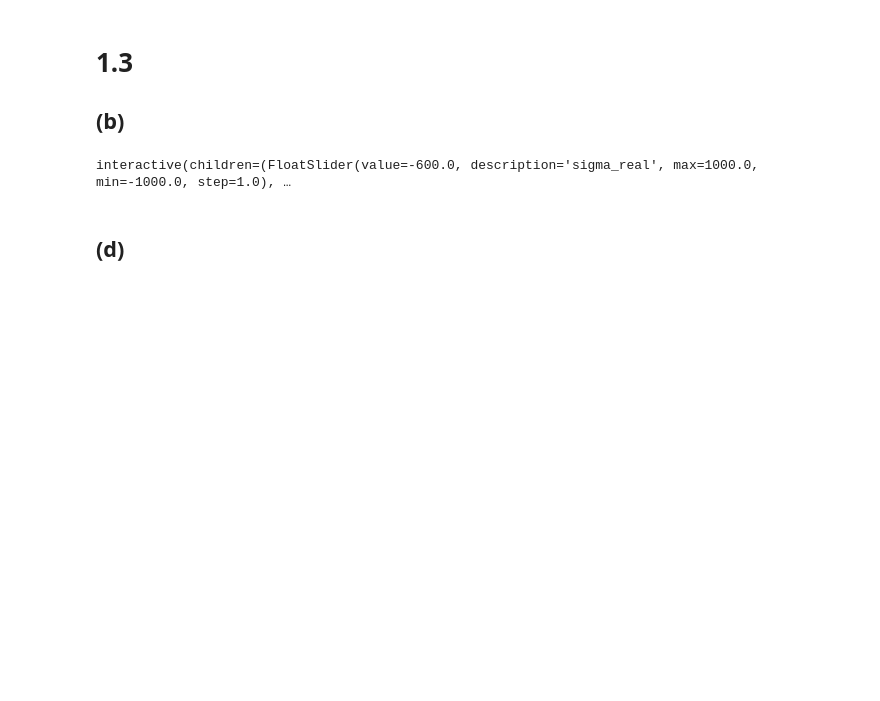
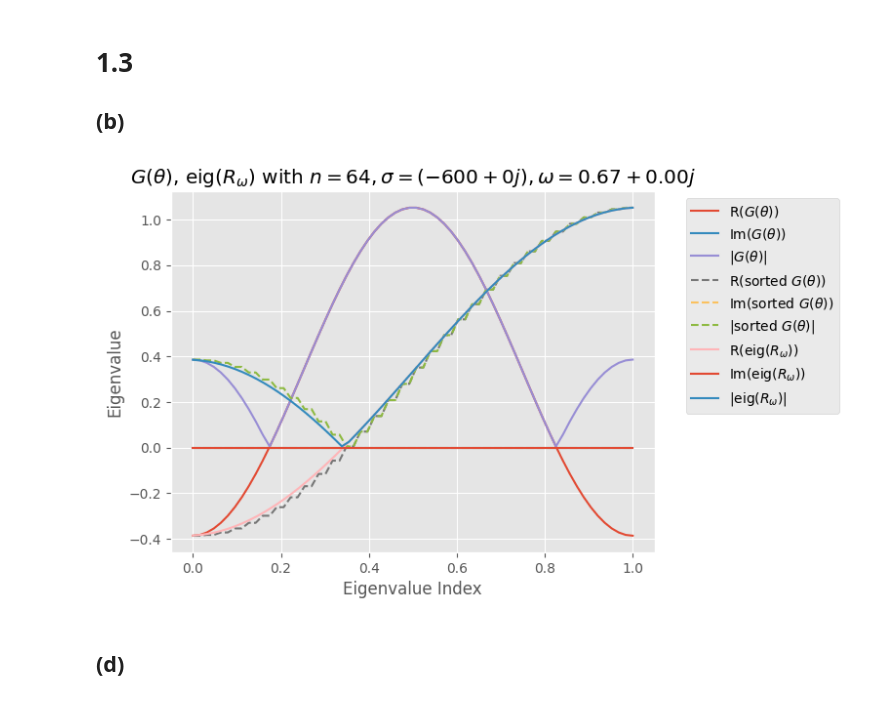
Before and after one commit to ISIPINK/Project-2023-2024-Multigrid-voor-het-oplossen-van-complex-waardige-Helmholtz-problemen, a Jupyter notebook: code/main.ipynb, the cells around one changed output. Saved outputs shown, nothing was run; the diff lists cells and outputs as text; code cells hidden in the pictures; blank space fills up the shorter version.

```diff
--- a/code/main.ipynb
+++ b/code/main.ipynb
@@ -92,31 +78,24 @@ interactive(children=(FloatSlider(value=0.0, description='sigma_real', max=1000.
 # 1.3
 ## (b)
 # %%
-
 def G(theta,sigma,omega,n):
     return  1-omega+ 2*(omega * n**2)*np.cos(theta)/(2*n**2+sigma)
 
-@interact(
-    n=widgets.IntSlider(min=1, max=100, value=64),
-    sigma_real=widgets.FloatSlider(min=-10**3, max=10**3, step=1, value=-600),
-    sigma_complex=widgets.FloatSlider(min=-10**4, max=10**4, step=1, value=0),
-    omega_real=widgets.FloatSlider(min=-1, max=1, step=0.1, value=2/3),
-    omega_complex=widgets.FloatSlider(min=-1, max=1, step=0.1, value=0)
-)
-def plt_eigen_Rw_Gtheta(sigma_real,sigma_complex, omega_real,omega_complex, n):
-    sigma = complex(sigma_real,sigma_complex)
-    omega = complex(omega_real,omega_complex)
-    theta = np.linspace(-np.pi, np.pi, n)
-    Gs = G(theta, sigma, omega, n)
-    Gs_sorted = np.array(sorted(Gs, key=lambda x: np.abs(
-        x)*(0 if x.real == 0 else x.real/np.abs(x.real))))
-    xs = np.linspace(0, 1, len(Gs))
-    plt_R_im_abs(xs,Gs,r"$G(\theta)$")
-    plt_R_im_abs(xs,Gs_sorted,r"sorted $G(\theta)$","--")
-    title = rf'$G(\theta)$ and eigenvalues of $R_\omega$ with  $n={n},\sigma = {sigma}, \omega = {omega}$'
-    plt_eigen([Romega(n, sigma,omega)],[r"$R_\omega$"],title)
+sigma = complex(-600,0)
+omega = complex(2/3,0)
+theta = np.linspace(-np.pi, np.pi, n)
+Gs = G(theta, sigma, omega, n)
+Gs_sorted = np.array(sorted(Gs, key=lambda x: np.abs(
+    x)*(0 if x.real == 0 else x.real/np.abs(x.real))))
+xs = np.linspace(0, 1, len(Gs))
+plt_R_im_abs(xs,Gs,r"$G(\theta)$")
+plt_R_im_abs(xs,Gs_sorted,r"sorted $G(\theta)$","--")
+title = rf'$G(\theta)$, eig($R_\omega$) with $n={n},\sigma = {sigma}, \omega = {omega:.2f}$'
+plt_eigen([Romega(n, sigma,omega)],[r"$R_\omega$"],title)
+plt.savefig("./plts/eigenvalues_1DrealG", dpi=300,bbox_inches='tight')
+plt.show()
 # %% [output]
-interactive(children=(FloatSlider(value=-600.0, description='sigma_real', max=1000.0, min=-1000.0, step=1.0), …
+[figure, added]
 # %% [markdown]
 ## (d)
 # %%
```
Also changed, not shown: parts of 20 cells of this notebook, 15 other files.
